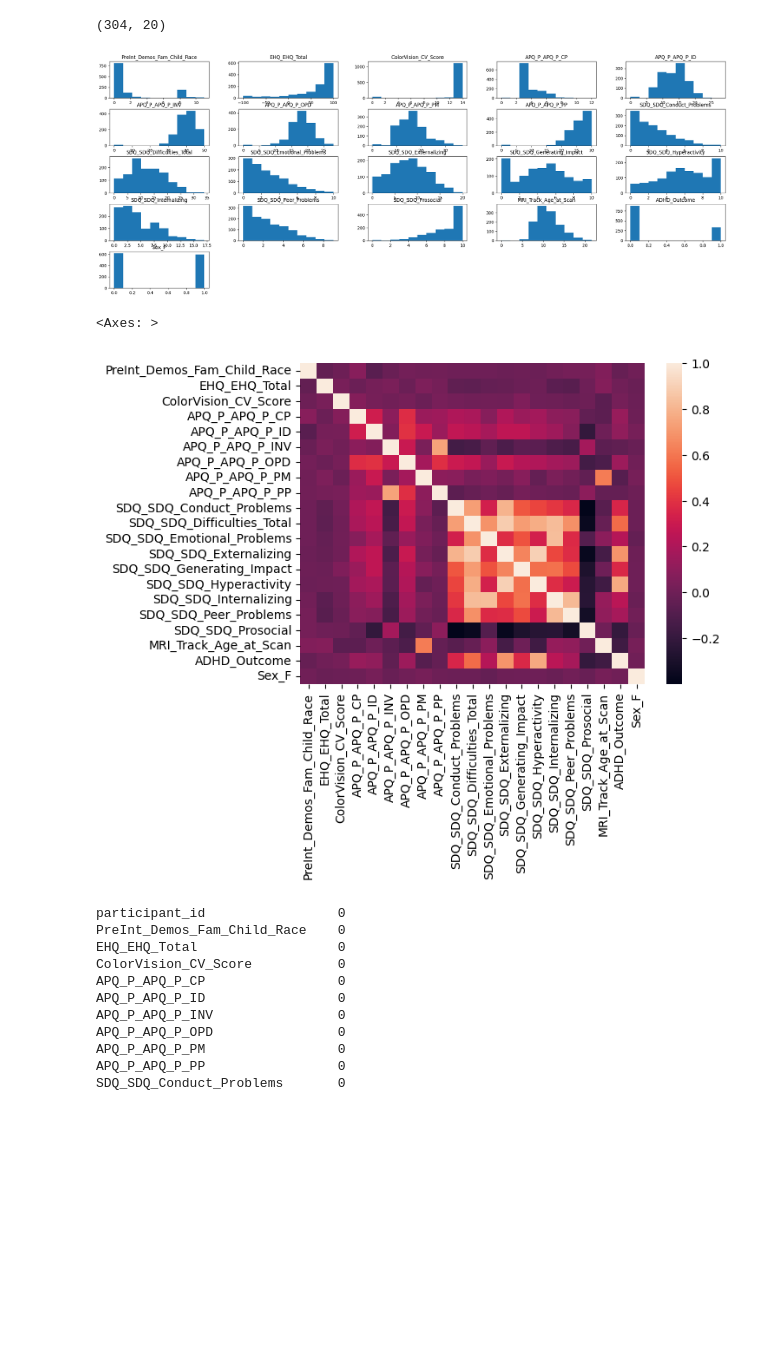
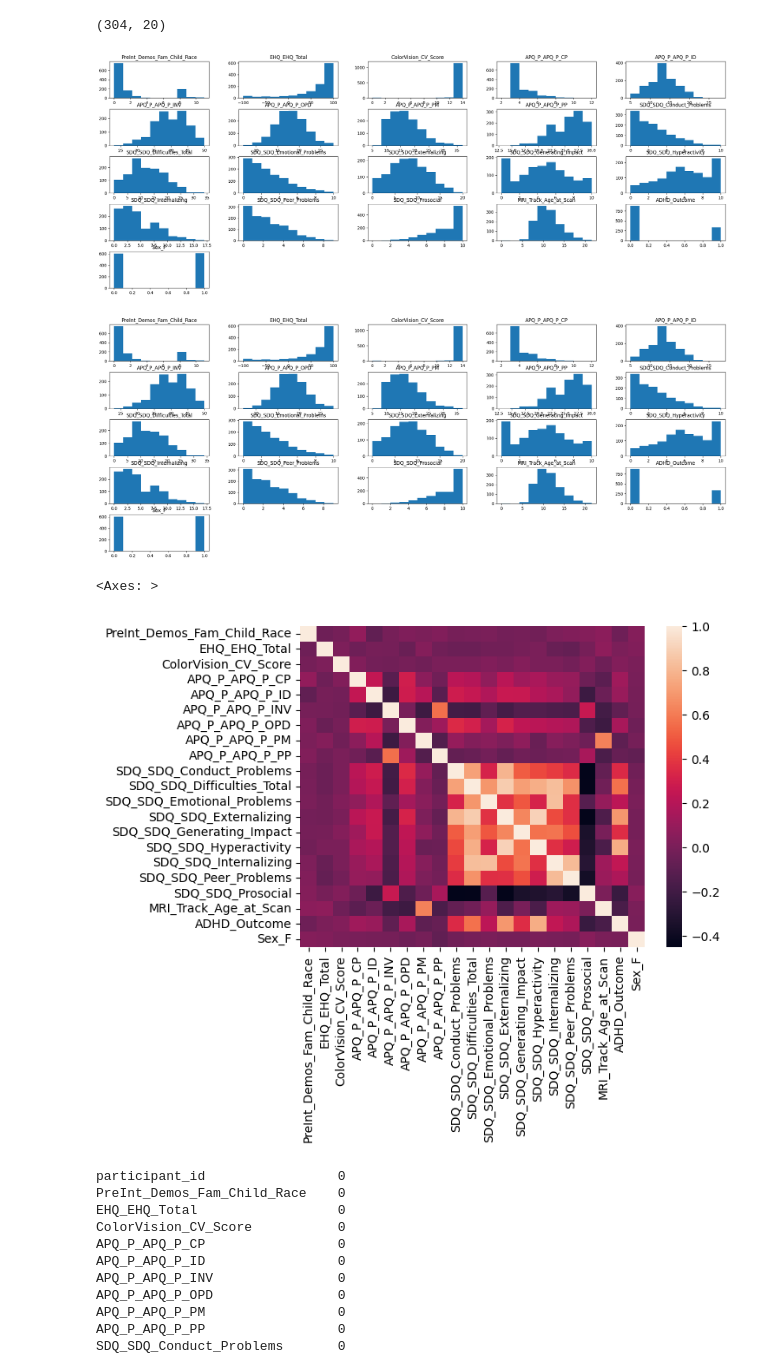
Before and after one commit to 21407alfredmunga/WIDS, a Jupyter notebook: datathon.ipynb, the cells around one changed output. Cells and saved outputs as stored; diff of their text form; code cells hidden in the pictures; blank space fills up the shorter version.

```diff
--- a/datathon.ipynb
+++ b/datathon.ipynb
@@ -44,8 +44,8 @@ import pickle
 
 def load_and_preprocess_data():
     # Load data
-    train_cat = pd.read_excel('widsdatathon2025/TRAIN/TRAIN_CATEGORICAL_METADATA.xlsx')
-    train_quant = pd.read_excel('widsdatathon2025/TRAIN/TRAIN_QUANTITATIVE_METADATA.xlsx')
+    train_cat = pd.read_excel('widsdatathon2025/TRAIN_NEW/TRAIN_CATEGORICAL_METADATA_new.xlsx')
+    train_quant = pd.read_excel('widsdatathon2025/TRAIN_NEW/TRAIN_QUANTITATIVE_METADATA_new.xlsx')
     test_cat = pd.read_excel('widsdatathon2025/TEST/TEST_CATEGORICAL.xlsx')
     test_quant = pd.read_excel('widsdatathon2025/TEST/TEST_QUANTITATIVE_METADATA.xlsx')
 
@@ -104,10 +104,15 @@ test_data.shape
 # %% [output]
 (304, 20)
 # %%
+import matplotlib.pyplot as plt
+
 train_data.hist(figsize=(27, 10), bins=10, grid=False)
 plt.show()
+train_data.hist(figsize=(27, 10), bins=10, grid=False)
+plt.show()
 # %% [output]
-[figure, old version]
+[figure, new version]
+[figure, added]
 # %%
 #Check for correlation
 corr_train = train_data.select_dtypes(include=['number']).corr()
@@ -115,7 +120,7 @@ sns.heatmap(corr_train)
 #Drop Basic_Demos_Study_Site ,Barratt_P1_Edu, Barratt_P1_Occ, Barratt_P2_Edu, Barratt_P2_Occ,MRI_Track_Scan_Location
 # %% [output]
 <Axes: >
-[figure, old version]
+[figure, new version]
 # %%
 #Check for missing values and impute
 test_data.isnull().sum()
```
Also changed, not shown: parts of 3 cells of this notebook, 7 other files.
